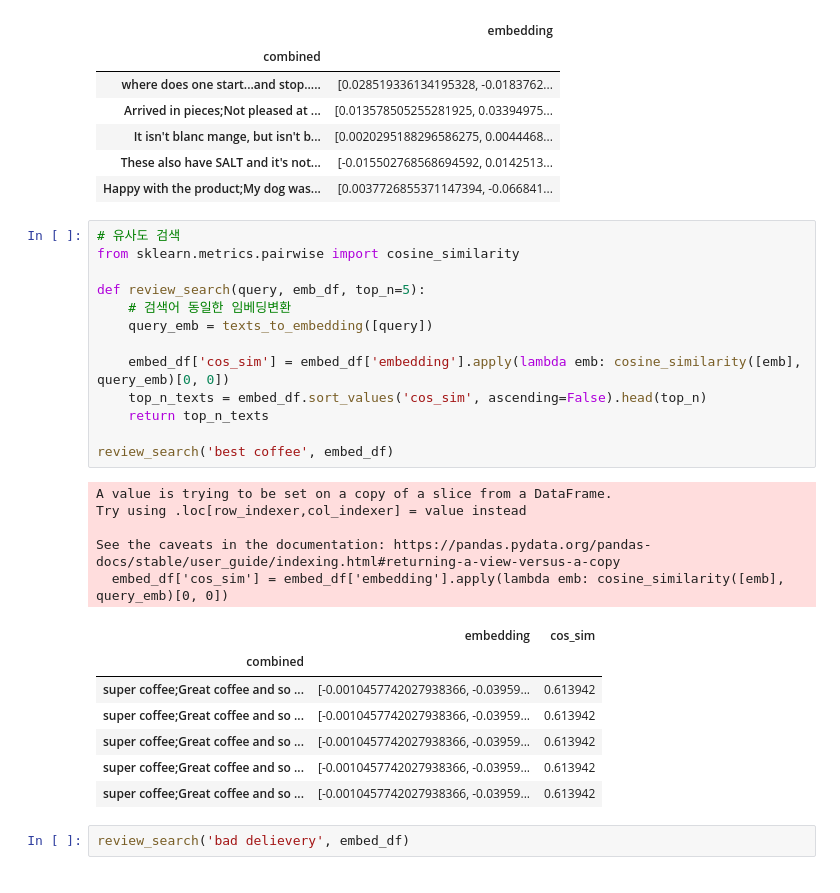
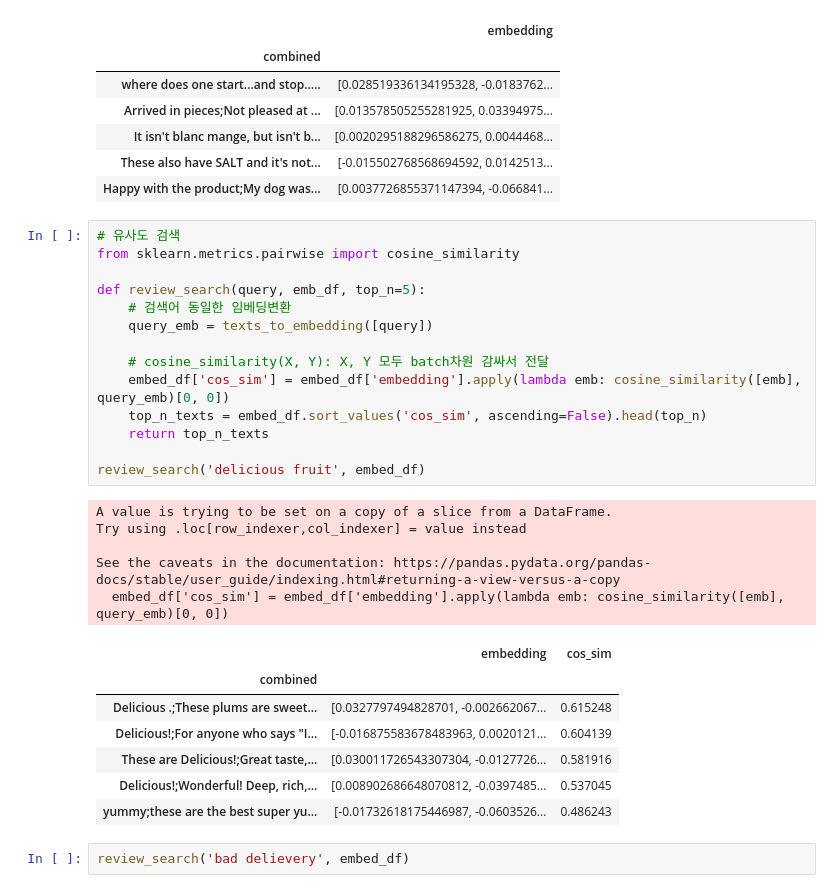
Before and after one commit to skn-ai14-250409/llm_workspace, a Jupyter notebook: AnnYunji/03_openai_api/04_embeddings.ipynb, the cells around one changed output. Drawn from its saved outputs; the diff is of its cells as text.

```diff
--- a/AnnYunji/03_openai_api/04_embeddings.ipynb
+++ b/AnnYunji/03_openai_api/04_embeddings.ipynb
@@ -143,29 +143,30 @@ embed_df.head()
 # %%
 # 유사도 검색
 from sklearn.metrics.pairwise import cosine_similarity
 
 def review_search(query, emb_df, top_n=5):
     # 검색어 동일한 임베딩변환
     query_emb = texts_to_embedding([query])
 
+    # cosine_similarity(X, Y): X, Y 모두 batch차원 감싸서 전달
     embed_df['cos_sim'] = embed_df['embedding'].apply(lambda emb: cosine_similarity([emb], query_emb)[0, 0])
     top_n_texts = embed_df.sort_values('cos_sim', ascending=False).head(top_n)
     return top_n_texts
 
-review_search('best coffee', embed_df)
+review_search('delicious fruit', embed_df)
 # %% [output]
 A value is trying to be set on a copy of a slice from a DataFrame.
 Try using .loc[row_indexer,col_indexer] = value instead
 
 See the caveats in the documentation: https://pandas.pydata.org/pandas-docs/stable/user_guide/indexing.html#returning-a-view-versus-a-copy
   embed_df['cos_sim'] = embed_df['embedding'].apply(lambda emb: cosine_similarity([emb], query_emb)[0, 0])
 |  | embedding | cos_sim |
 | combined |  |  |
-| super coffee;Great coffee and so ... | [-0.0010457742027938366, -0.03959... | 0.613942 |
-| super coffee;Great coffee and so ... | [-0.0010457742027938366, -0.03959... | 0.613942 |
-| super coffee;Great coffee and so ... | [-0.0010457742027938366, -0.03959... | 0.613942 |
-| super coffee;Great coffee and so ... | [-0.0010457742027938366, -0.03959... | 0.613942 |
-| super coffee;Great coffee and so ... | [-0.0010457742027938366, -0.03959... | 0.613942 |
+| Delicious .;These plums are sweet... | [0.0327797494828701, -0.002662067... | 0.615248 |
+| Delicious!;For anyone who says "I... | [-0.016875583678483963, 0.0020121... | 0.604139 |
+| These are Delicious!;Great taste,... | [0.030011726543307304, -0.0127726... | 0.581916 |
+| Delicious!;Wonderful! Deep, rich,... | [0.008902686648070812, -0.0397485... | 0.537045 |
+| yummy;these are the best super yu... | [-0.01732618175446987, -0.0603526... | 0.486243 |
 # %%
 review_search('bad delievery', embed_df)
 # %% [output]
```
